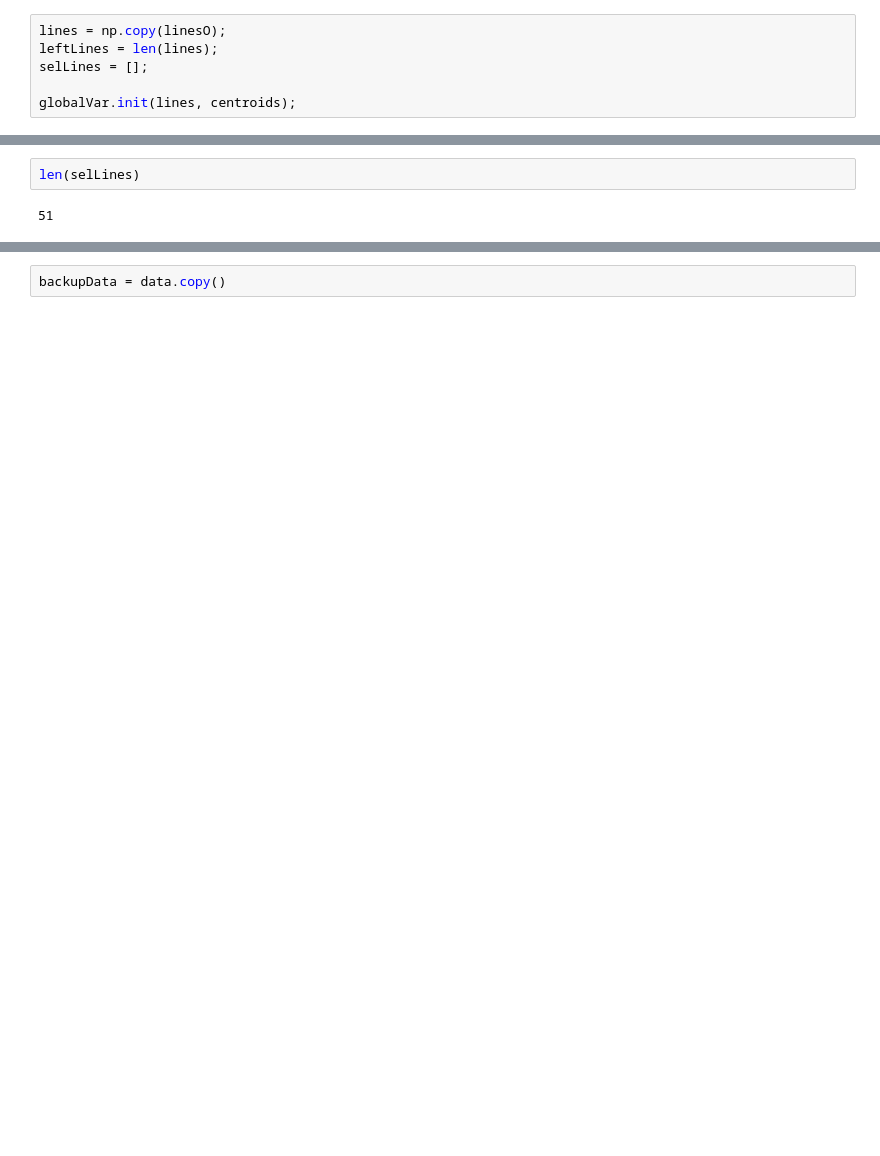
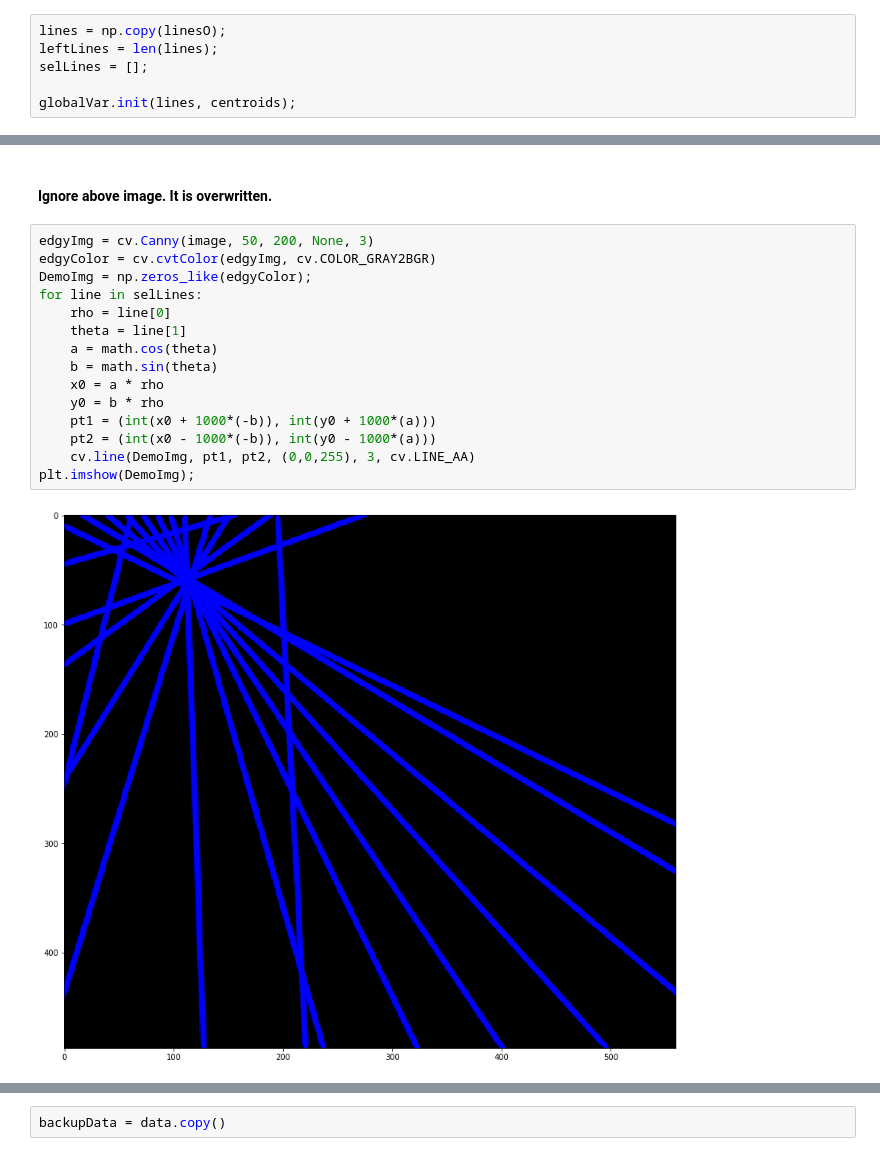
Before and after one commit to lcukerd/Suleman, a Jupyter notebook: Implementation Show.ipynb, the cells around one changed output, grey strips where cells are left out. Saved outputs shown, nothing was run; the diff lists cells and outputs as text; blank space fills up the shorter version.

```diff
--- a/Suleman/Implementation.ipynb
+++ b/Implementation Show.ipynb
@@ -90,4 +122,19 @@ while (True):
-# %%
-len(selLines)
-# %% [output]
-51
+# %% [markdown]
+#### Ignore above image. It is overwritten.
+# %%
+edgyImg = cv.Canny(image, 50, 200, None, 3)
+edgyColor = cv.cvtColor(edgyImg, cv.COLOR_GRAY2BGR)
+DemoImg = np.zeros_like(edgyColor);
+for line in selLines:
+    rho = line[0]
+    theta = line[1]
+    a = math.cos(theta)
+    b = math.sin(theta)
+    x0 = a * rho
+    y0 = b * rho
+    pt1 = (int(x0 + 1000*(-b)), int(y0 + 1000*(a)))
+    pt2 = (int(x0 - 1000*(-b)), int(y0 - 1000*(a)))
+    cv.line(DemoImg, pt1, pt2, (0,0,255), 3, cv.LINE_AA)
+plt.imshow(DemoImg);
+# %% [output]
+[figure, added]
```
Also changed, not shown: parts of 15 cells of this notebook, 13 other files.
